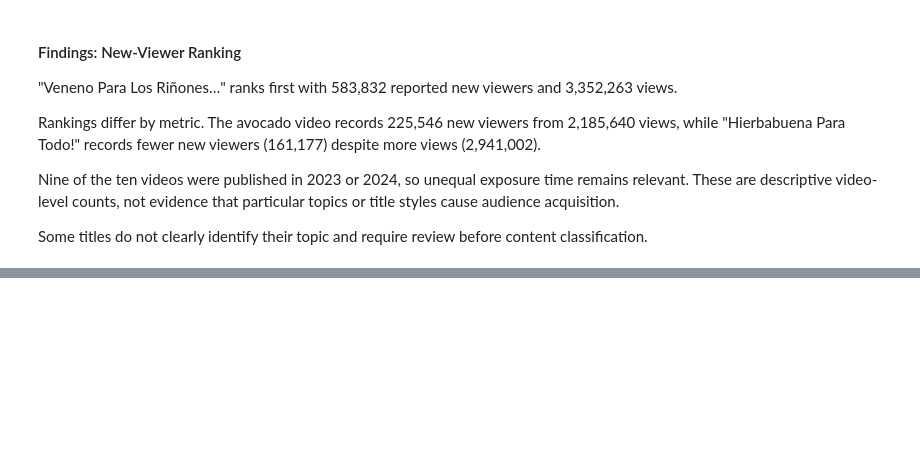
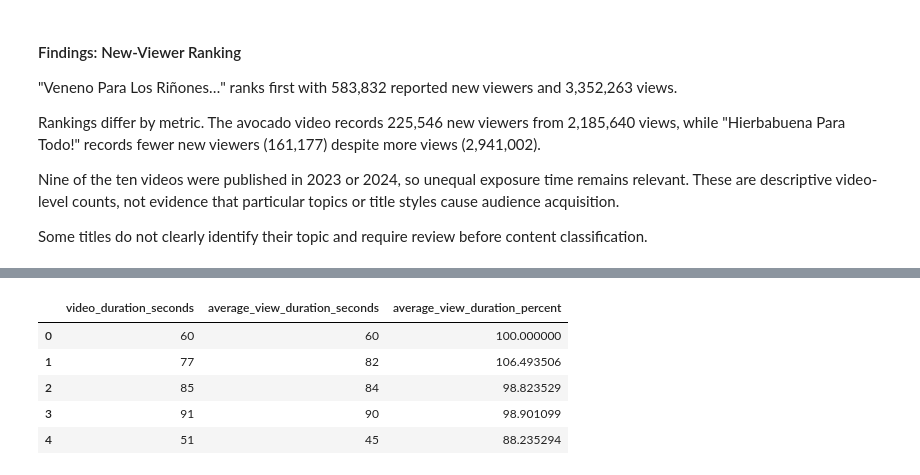
Before and after one commit to MarkCruz911/youtube-shorts-performance-analysis, a Jupyter notebook: notebooks/01_data_audit.ipynb, the cells around one changed output, grey strips where cells are left out. Saved outputs shown, nothing was run; the diff lists cells and outputs as text; code cells hidden in the pictures; blank space fills up the shorter version.

```diff
--- a/notebooks/01_data_audit.ipynb
+++ b/notebooks/01_data_audit.ipynb
@@ -1127,0 +1339,25 @@ Some titles do not clearly identify their topic and require review before conten
+# %%
+valid_duration = videos_clean["video_duration_seconds"][
+    videos_clean["video_duration_seconds"] > 0
+]
+
+videos_clean["average_view_duration_percent"] = (
+    videos_clean["average_view_duration_seconds"]
+    / valid_duration
+    * 100
+)
+
+videos_clean[
+    [
+        "video_duration_seconds",
+        "average_view_duration_seconds",
+        "average_view_duration_percent"
+    ]
+].head()
+# %% [output]
+|  | video_duration_seconds | average_view_duration_seconds | average_view_duration_percent |
+| 0 | 60 | 60 | 100.000000 |
+| 1 | 77 | 82 | 106.493506 |
+| 2 | 85 | 84 | 98.823529 |
+| 3 | 91 | 90 | 98.901099 |
+| 4 | 51 | 45 | 88.235294 |
```
Also changed, not shown: parts of 20 cells of this notebook.
